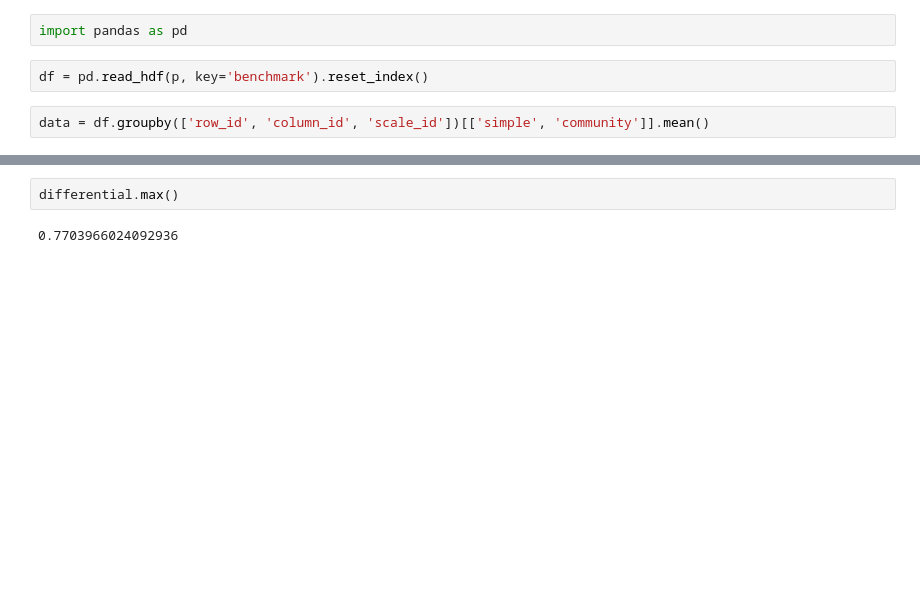
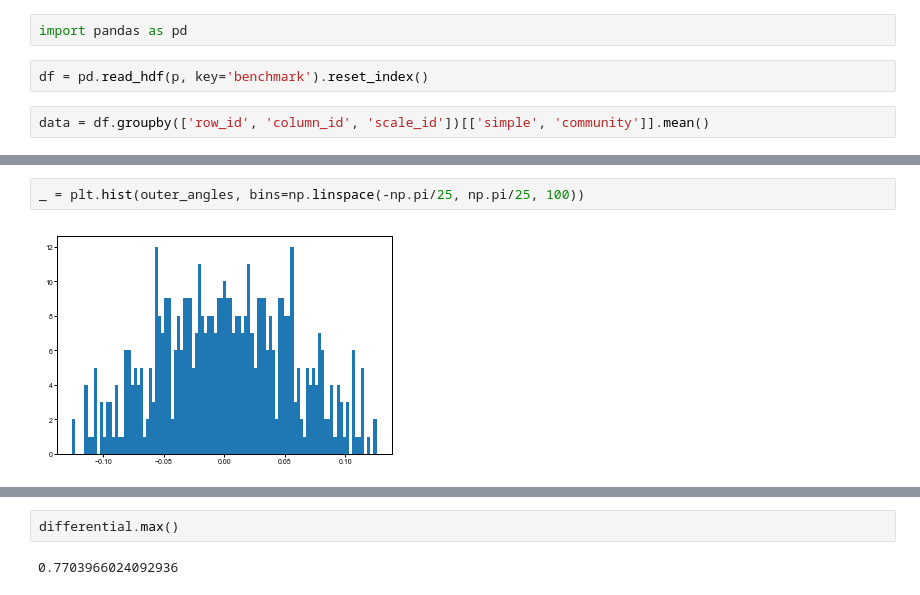
Before and after one commit to sbernasek/flyqma, a Jupyter notebook: notebooks/results.ipynb, the cells around one changed output, grey strips where cells are left out. Drawn from its saved outputs; the diff is of its cells as text; blank space fills up the shorter version.

```diff
--- a/notebooks/results.ipynb
+++ b/notebooks/results.ipynb
@@ -110,0 +131,4 @@ array([[[0.27635936, 0.24985114],
+# %%
+_ = plt.hist(outer_angles, bins=np.linspace(-np.pi/25, np.pi/25, 100))
+# %% [output]
+[figure, added]
```
Also changed, not shown: parts of 28 cells of this notebook, 5 other files.
